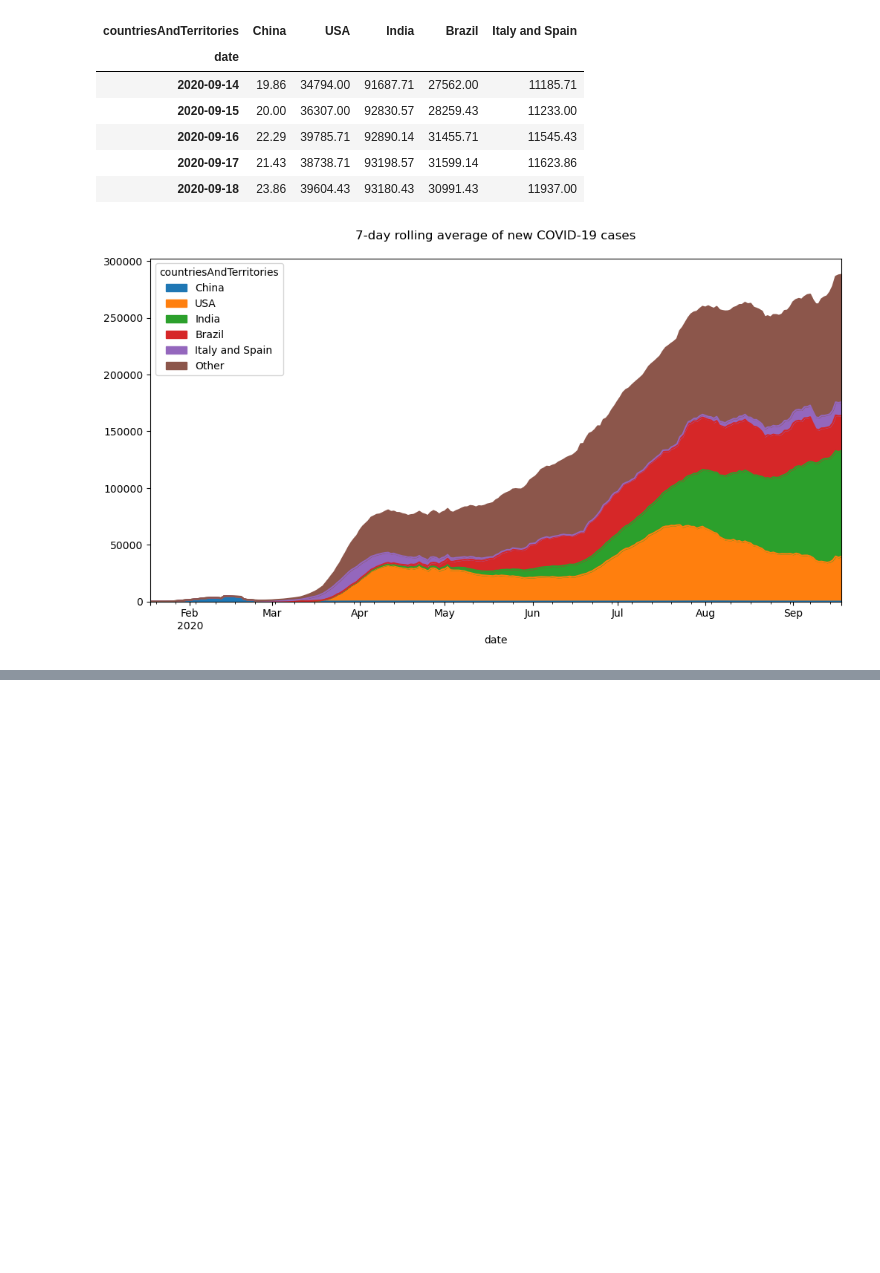
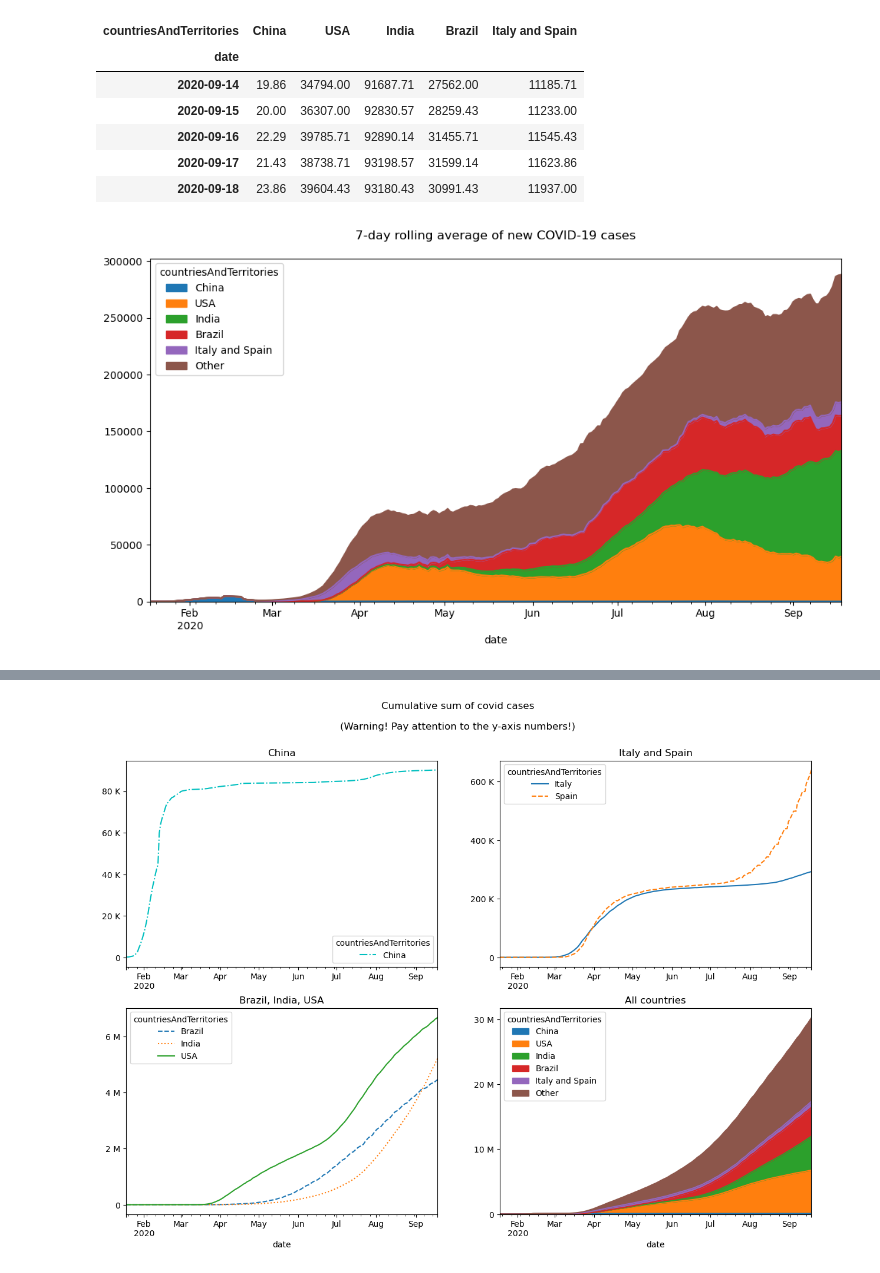
Before and after one commit to nadia-paz/ds-learning, a Jupyter notebook: data_analysis_pandas/11_pandas_viz.ipynb, the cells around one changed output, grey strips where cells are left out. Saved outputs shown, nothing was run; the diff lists cells and outputs as text; code cells hidden in the pictures; blank space fills up the shorter version.

Commit message:
add cummulative sum plots

```diff
--- a/data_analysis_pandas/11_pandas_viz.ipynb
+++ b/data_analysis_pandas/11_pandas_viz.ipynb
@@ -235,0 +269,57 @@ plt.show()
+# %%
+covid_cumsum = covid.groupby(
+    ['countriesAndTerritories', pd.Grouper(freq='1D')]
+).cases.sum().unstack(0).apply('cumsum')
+# %%
+fig, axes = plt.subplots(2, 2, figsize=(15, 10))
+plt.suptitle('Cumulative sum of covid cases\n\n(Warning! Pay attention to the y-axis numbers!)\n')
+# plot the first subplot. If plotting Series, not a dataframe -> df['China']
+# the legend won't appear
+covid_cumsum[['China']].plot(
+    ax=axes[0, 0],
+    style='-.c',
+    #sharey=True,
+    title='China',
+    xlabel=''
+)
+axes[0, 0].set(yticks=[0, 20_000, 40_000, 60_000, 80_000])
+axes[0, 0].set(yticklabels=['0', '20 K', '40 K', '60 K', '80 K'])
+
+# Spain and Italy
+covid_cumsum[['Italy', 'Spain']].plot(
+    ax=axes[0, 1],
+    style = ['-', '--'],
+    #sharey=True,
+    title='Italy and Spain',
+    xlabel=''
+)
+axes[0, 1].set(yticks=[0, 200_000, 400_000, 600_000])
+axes[0, 1].set(yticklabels=['0', '200 K', '400 K', '600 K'])
+
+# USA, Brazil, India
+covid_cumsum[['Brazil', 'India', 'USA']].plot(
+    ax=axes[1, 0],
+    style=['--', ':', '-'],
+    title='Brazil, India, USA'
+)
+axes[1, 0].set(yticks=[0, 2_000_000, 4_000_000, 6_000_000])
+axes[1, 0].set(yticklabels=['0', '2 M', '4 M', '6 M'])
+
+# area plot
+covid_cumsum.sort_index(axis=1).assign(
+    **{
+        'Italy and Spain': lambda x: x[italy_spain].sum(axis=1),
+        'Other': lambda x: x[other_countries].drop(columns=italy_spain).sum(axis=1)
+    }
+)[plot_countries].plot(
+    ax=axes[1,1],
+    kind='area',
+    title = 'All countries'
+)
+axes[1, 1].set(yticks=[0, 10_000_000, 20_000_000, 30_000_000])
+axes[1, 1].set(yticklabels=['0', '10 M', '20 M', '30 M'])
+
+
+plt.show()
+# %% [output]
+[figure, added]
```
Also changed, not shown: parts of 4 cells of this notebook.
